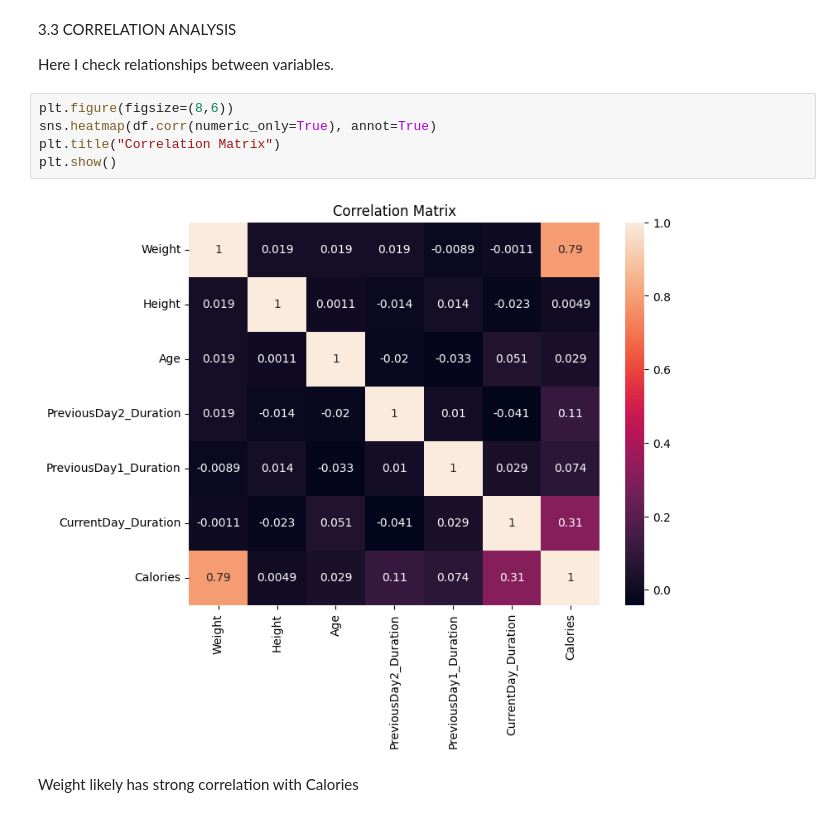
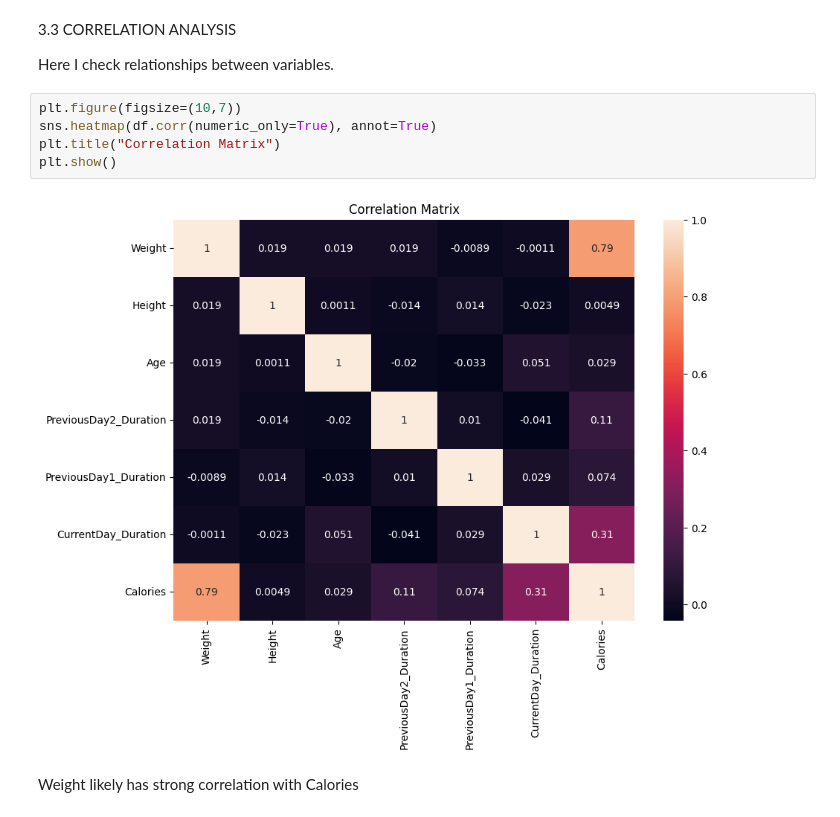
Before and after one commit to Ali-M-Albukhaiti/athlete-nutrition-ai, a Jupyter notebook: ml/athlete-nutrition.ipynb, the cells around one changed output. Cells and saved outputs as stored; diff of their text form.

```diff
--- a/ml/athlete-nutrition.ipynb
+++ b/ml/athlete-nutrition.ipynb
@@ -176,12 +203,12 @@ plt.show()
 
 Here I check relationships between variables.
 # %%
-plt.figure(figsize=(8,6))
+plt.figure(figsize=(10,7))
 sns.heatmap(df.corr(numeric_only=True), annot=True)
 plt.title("Correlation Matrix")
 plt.show()
 # %% [output]
-[figure, old version]
+[figure, new version]
 # %% [markdown]
 Weight likely has strong correlation with Calories
 # %% [markdown]
```
Also changed, not shown: parts of 42 cells of this notebook.
